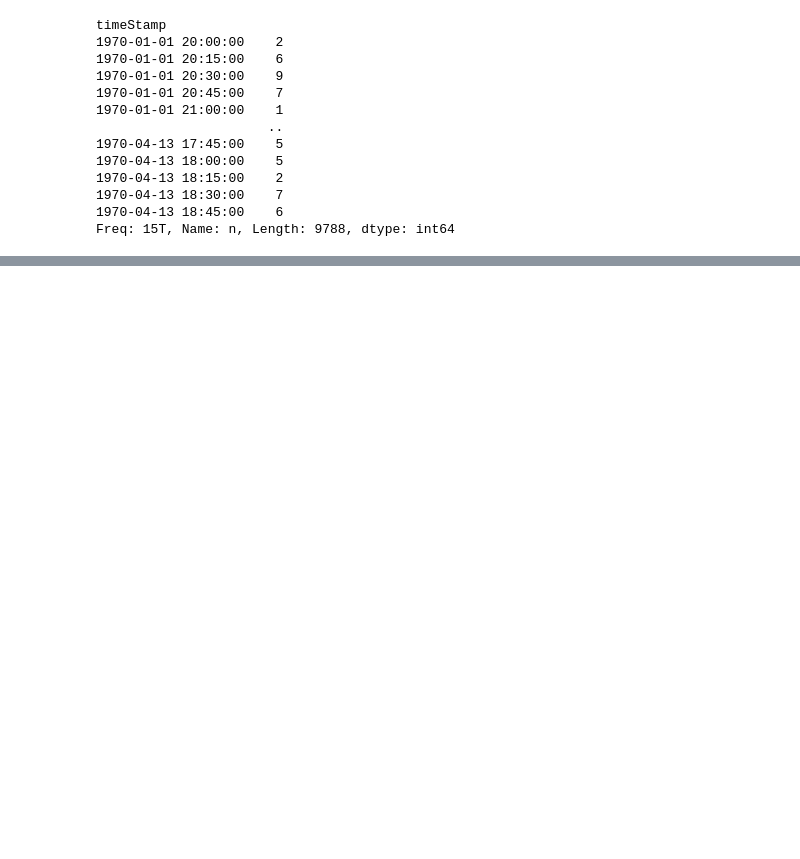
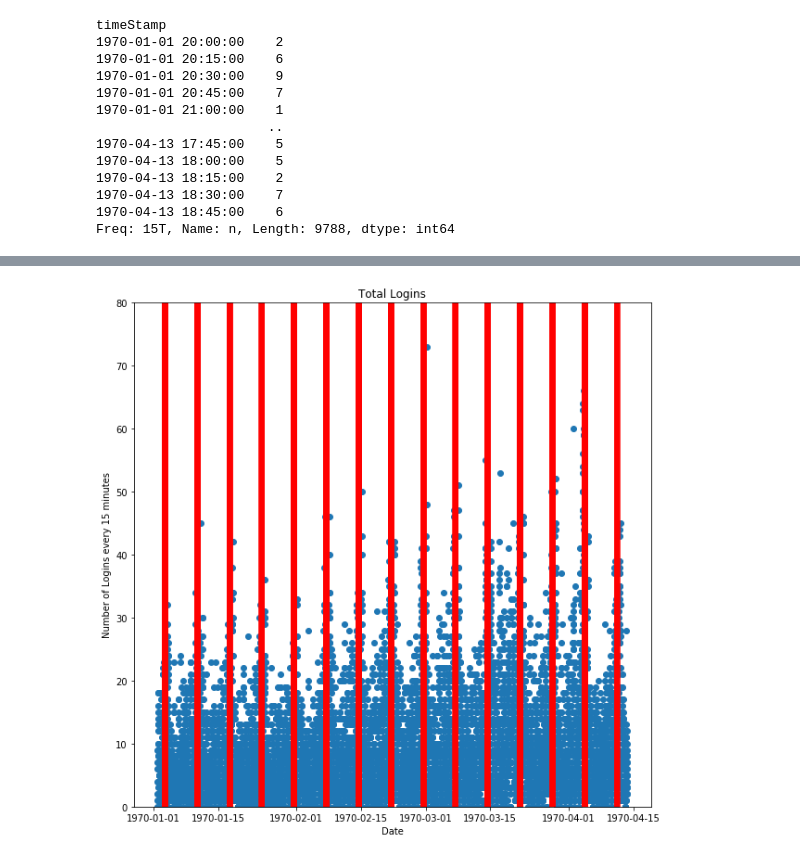
Before and after one commit to jel476/UltimateTechnologies-TakeHome, a Jupyter notebook: Code.ipynb, the cells around one changed output, grey strips where cells are left out. Cells and saved outputs as stored; diff of their text form; code cells hidden in the pictures; blank space fills up the shorter version.

Commit message:
axvline added

```diff
--- a/Code.ipynb
+++ b/Code.ipynb
@@ -99,0 +91,9 @@ Name: n, dtype: float64
+# %%
+# turning the Series into a data frame and  creating  date  and day columns
+
+
+df_15mins = pd.DataFrame(login_15mins)
+df_15mins['dates'] = df_15mins.index
+df_15mins['dates'] = pd.to_datetime(df_15mins['dates']).dt.normalize()
+df_15mins['day'] = df_15mins['dates'].dt.day_name()
+df_15mins
@@ -99,0 +115,6 @@ Name: n, dtype: float64
+# %%
+#creating an array of saturday dates to use as axvlines
+
+saturday =df_15mins[df_15mins['day'] == 'Saturday']
+saturday_line= saturday.index
+saturday_line
@@ -99,0 +134,14 @@ Name: n, dtype: float64
+# %%
+#creating a plot of all the data
+
+plt.plot_date(df_15mins.index, df_15mins['n'])
+plt.rcParams['figure.figsize'] = (10,10)
+plt.title('Total Logins')
+plt.ylabel('Number of Logins every 15 minutes')
+plt.xlabel('Date')
+plt.ylim([0, 80])
+
+for line in saturday_line:
+    plt.axvline(line,color='r')
+# %% [output]
+[figure, added]
```
Also changed, not shown: parts of 11 cells of this notebook.
